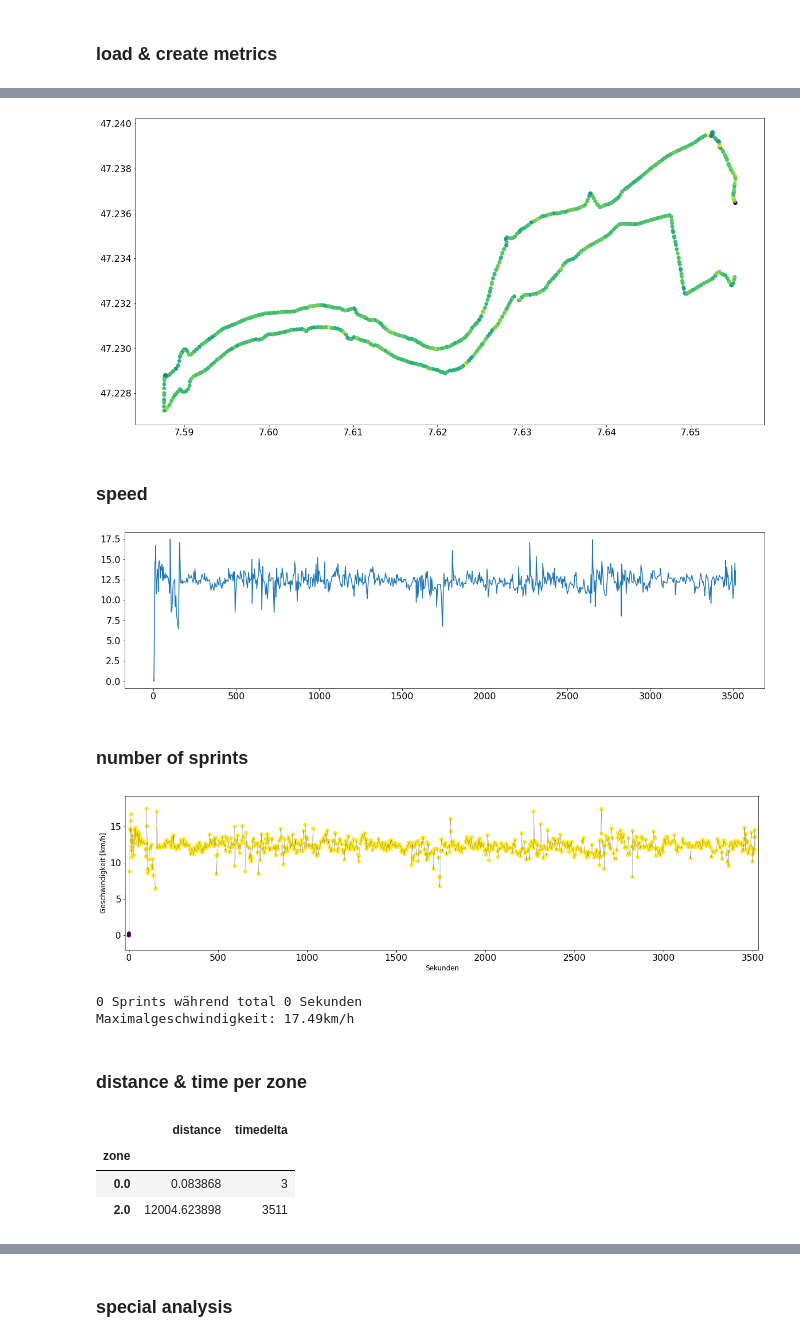
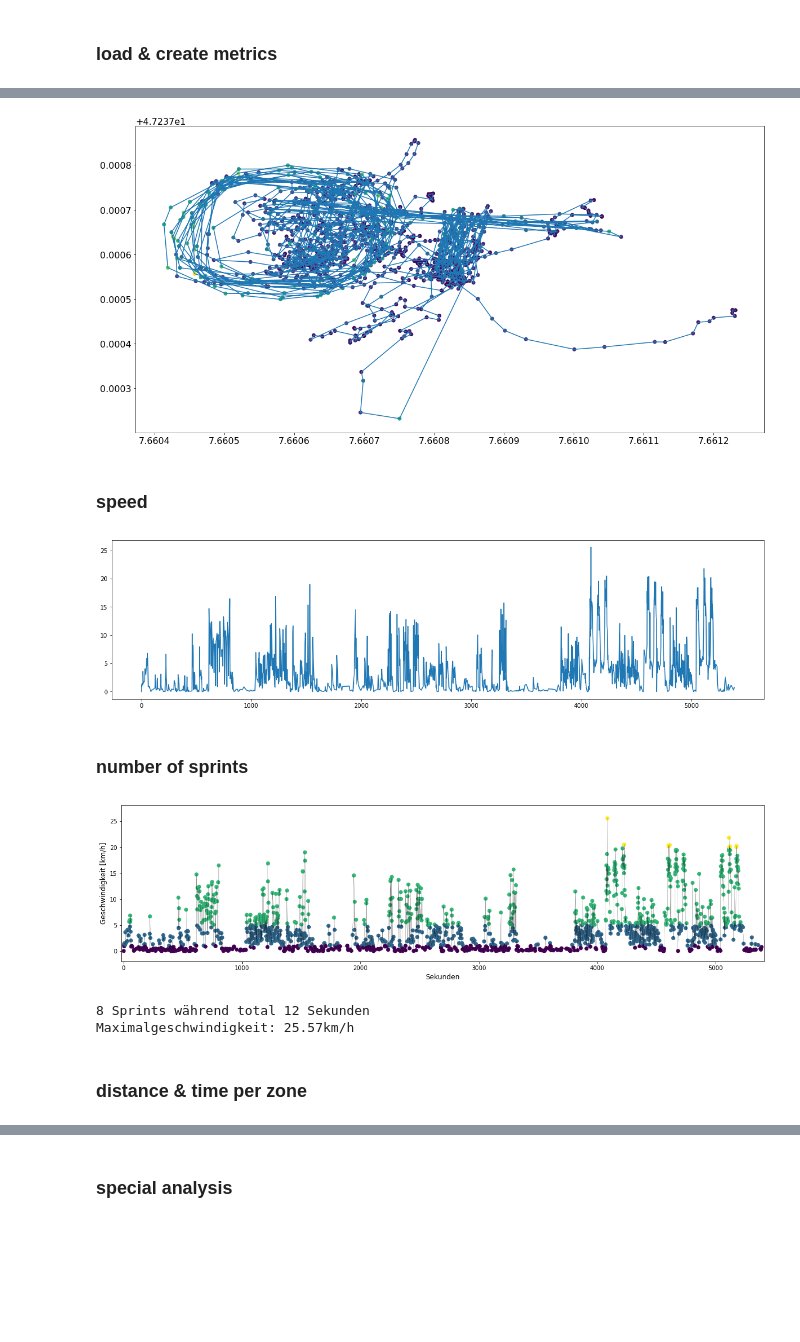
Before and after one commit to jaal5/garmin, a Jupyter notebook: garmin.ipynb, the cells around one changed output, grey strips where cells are left out. Drawn from its saved outputs; the diff is of its cells as text; code cells hidden in the pictures; blank space fills up the shorter version.

Commit message:
new activity

```diff
--- a/garmin.ipynb
+++ b/garmin.ipynb
@@ -30,6 +30,8 @@ gpx_file = open('data/activity_6403188314.gpx', 'r') # 09.03.2021
 gpx_file = open('data/activity_6451992907.gpx', 'r') # 18.03.2021
 # %%
 gpx_file = open('data/activity_8215567101.gpx', 'r') # 31.01.2022
+# %%
+gpx_file = open('data/activity_8261617947.gpx', 'r') # 08.02.2022
 # %%
 gpx = gpxpy.parse(gpx_file)
 
@@ -63,6 +65,7 @@ for i in range(1, len(df)):
 df['speed'] = df.distance/df.timedelta*3.6
 df['timedelta'] = df.timedelta.astype('int')
 df['speed_ma'] = df['speed'].rolling(5).mean()
+df = df[0:-100]
 df
 # %% [output]
 |  | time | lat | lon | ele | distance | timedelta | timefromstart | speed | speed_ma |
@@ -81,11 +84,11 @@ df
 # %%
 ax = plt.figure(figsize = (20, 10))
 
 plt.scatter(df.lon, df.lat, c = df.speed)
-
+plt.plot(df.lon, df.lat)
 plt.show()
 # %% [output]
-[figure, old version]
+[figure, new version]
 # %% [markdown]
 ### speed
 # %%
@@ -99,7 +102,7 @@ ax = plt.axes()
 ax.plot(x,y)
 plt.show()
 # %% [output]
-[figure, old version]
+[figure, new version]
 # %% [markdown]
 ### number of sprints
 # %%
@@ -158,18 +161,11 @@ def plot_by_zone(df):
 
 plot_by_zone(df)
 # %% [output]
-[figure, old version]
+[figure, new version]
-0 Sprints während total 0 Sekunden
-Maximalgeschwindigkeit: 17.49km/h
+8 Sprints während total 12 Sekunden
+Maximalgeschwindigkeit: 25.57km/h
 # %% [markdown]
 ### distance & time per zone
-# %%
-df_zones
-# %% [output]
-|  | distance | timedelta |
-| zone |  |  |
-| 0.0 | 0.083868 | 3 |
-| 2.0 | 12004.623898 | 3511 |
 # %%
 df_zones = df.groupby('zone').sum().drop(columns = ['lat', 'lon', 'ele', 'timefromstart', 'speed','speed_ma'])
 labels = ['Zone 0 -> Stillstand', 'Zone 1 -> Gehen', 'Zone 2 -> Jogging', 'Zone 3 -> Sprint']
```
Also changed, not shown: parts of 3 cells of this notebook, 1 other file.
